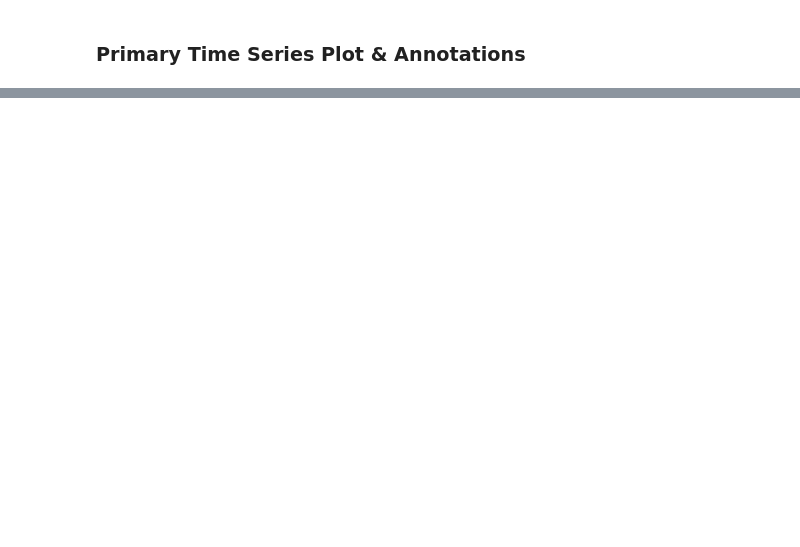
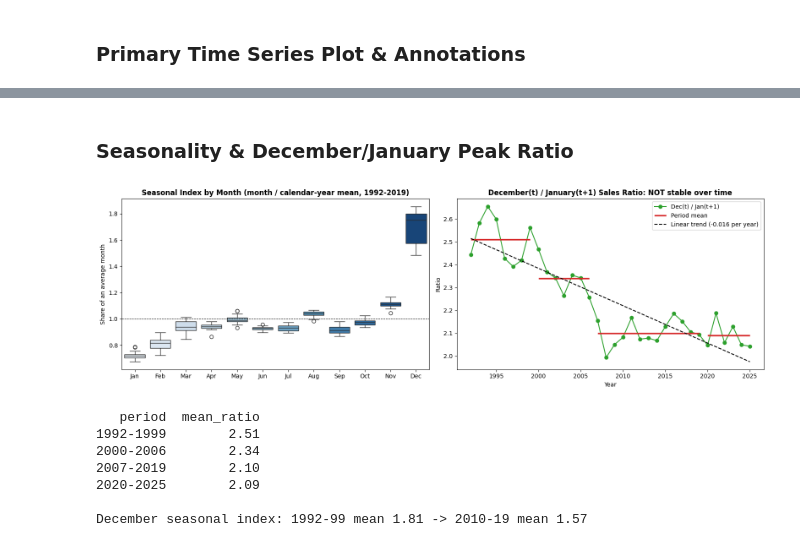
Before and after one commit to mo-alsafi/apparel-sales-forecasting, a Jupyter notebook: notebooks/02_eda.ipynb, the cells around one changed output, grey strips where cells are left out. Cells and saved outputs as stored; diff of their text form; code cells hidden in the pictures; blank space fills up the shorter version.

Commit message:
Phase 2: COVID-aware diagnostics, macro tests, README findings

```diff
--- a/notebooks/02_eda.ipynb
+++ b/notebooks/02_eda.ipynb
@@ -405,0 +109,59 @@ Key Takeaway: Contemporaneous and lagged correlations on differenced macro serie
+# %% [markdown]
+### Seasonality & December/January Peak Ratio
+# %%
+PERIODS = ((1992, 1999), (2000, 2006), (2007, 2019), (2020, 2025))
+month_order = ["Jan", "Feb", "Mar", "Apr", "May", "Jun", "Jul", "Aug", "Sep", "Oct", "Nov", "Dec"]
+
+# Left: seasonal index = month / calendar-year mean (1.0 = an average month), complete pre-COVID years only.
+# Dividing by the annual mean removes the long-run growth, so each box shows seasonality, not trend.
+si = eda.seasonal_index(sales_nsa)
+si_df = si.to_frame("seasonal_index")
+si_df["month_name"] = si_df.index.strftime("%b")
+
+ratio_df = eda.calculate_dec_jan_ratio(df)
+period_table, ratio_slope = eda.summarize_dec_jan_ratio(ratio_df, periods=PERIODS)
+
+fig, (ax1, ax2) = plt.subplots(1, 2, figsize=(16, 5))
+
+sns.boxplot(
+    data=si_df, x="month_name", y="seasonal_index", order=month_order,
+    hue="month_name", legend=False, palette="Blues", ax=ax1,
+)
+ax1.axhline(1.0, color="black", linestyle="--", linewidth=0.8)
+ax1.set_title("Seasonal Index by Month (month / calendar-year mean, 1992-2019)", fontsize=12, fontweight="bold")
+ax1.set_xlabel("")
+ax1.set_ylabel("Share of an average month")
+
+ax2.plot(ratio_df.index, ratio_df["dec_jan_ratio"], marker="o", color="#2ca02c", linewidth=1.5, label="Dec(t) / Jan(t+1)")
+for i, (a, b) in enumerate(PERIODS):
+    ax2.hlines(
+        period_table.loc[i, "mean_ratio"], a, b, color="#d62728", linewidth=2.5,
+        label="Period mean" if i == 0 else None,
+    )
+years = ratio_df.index.to_numpy(dtype=float)
+trend = np.polyval(np.polyfit(years, ratio_df["dec_jan_ratio"].to_numpy(), 1), years)
+ax2.plot(ratio_df.index, trend, color="black", linestyle="--", label=f"Linear trend ({ratio_slope:+.3f} per year)")
+ax2.set_title("December(t) / January(t+1) Sales Ratio: NOT stable over time", fontsize=12, fontweight="bold")
+ax2.set_ylabel("Ratio")
+ax2.set_xlabel("Year")
+ax2.legend()
+
+plt.tight_layout()
+plt.savefig(FIGURES_DIR / "fig2_seasonality_and_dec_jan_ratio.png", dpi=300, bbox_inches="tight")
+plt.show()
+
+print(period_table.to_string(index=False))
+dec_idx = si[si.index.month == 12]
+print(
+    f"\nDecember seasonal index: 1992-99 mean {dec_idx[dec_idx.index.year <= 1999].mean():.2f} "
+    f"-> 2010-19 mean {dec_idx[dec_idx.index.year >= 2010].mean():.2f}"
+)
+# %% [output]
+[figure, added]
+   period  mean_ratio
+1992-1999        2.51
+2000-2006        2.34
+2007-2019        2.10
+2020-2025        2.09
+
+December seasonal index: 1992-99 mean 1.81 -> 2010-19 mean 1.57
```
Also changed, not shown: parts of 47 cells of this notebook, 7 other files.
